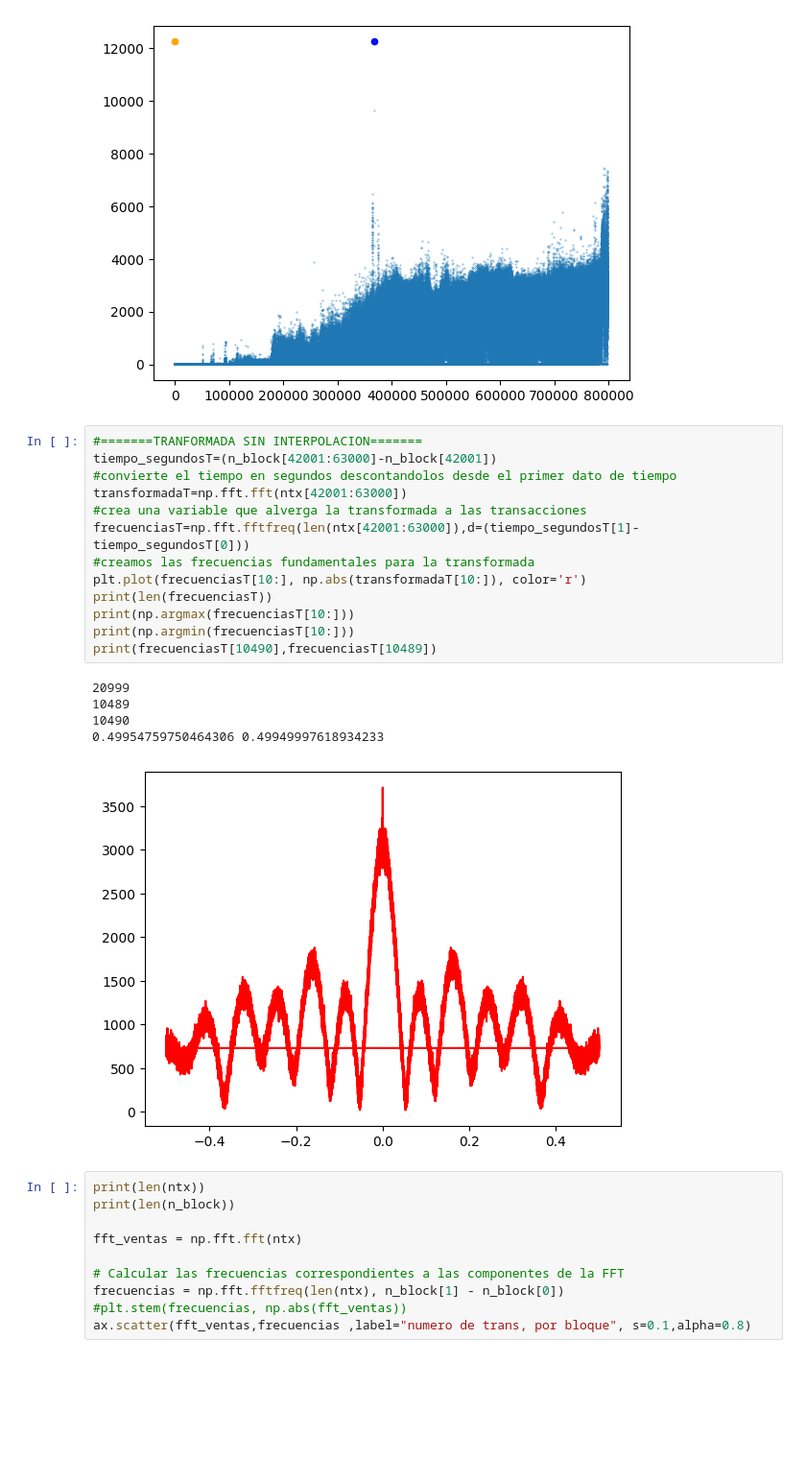
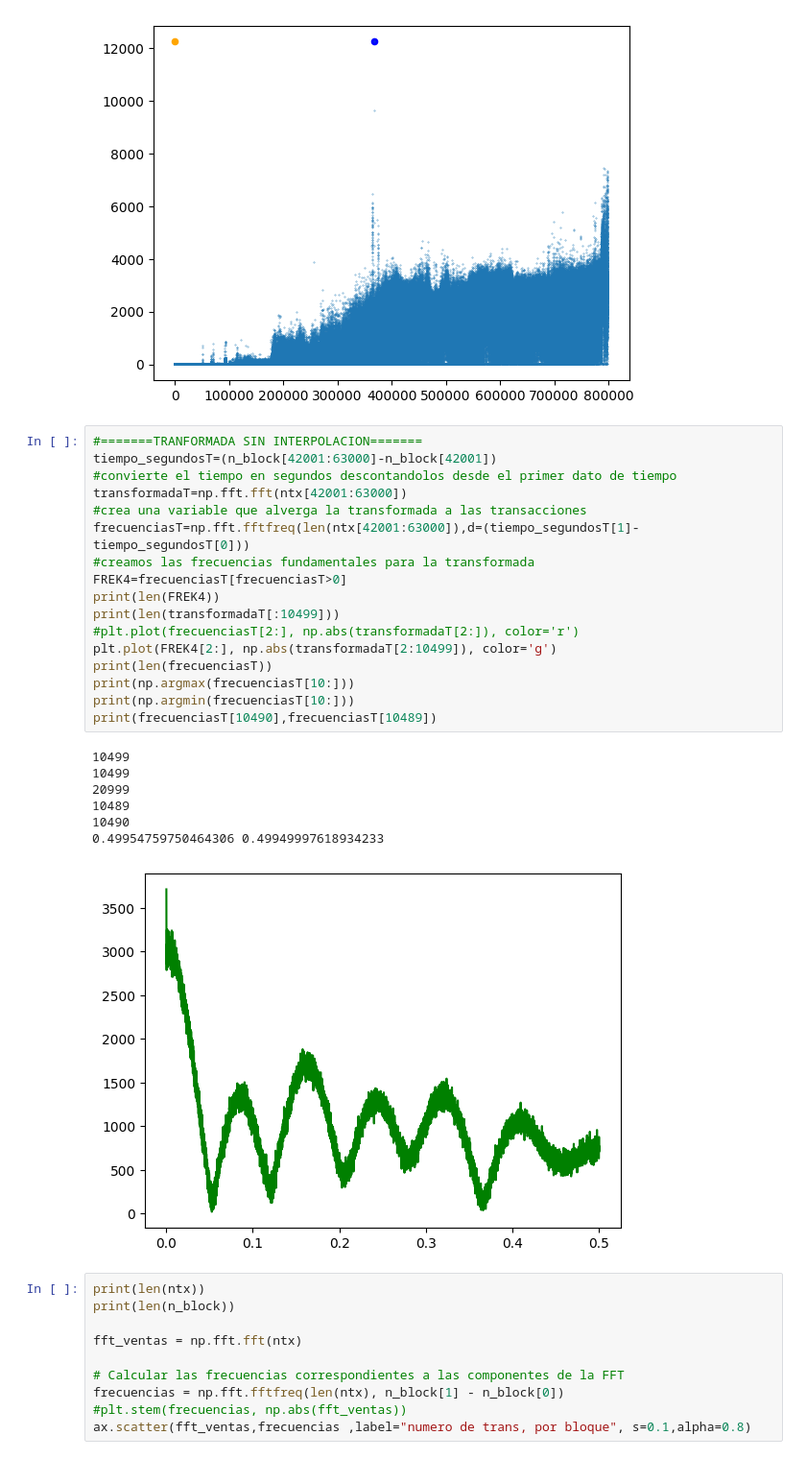
Before and after one commit to bitcoinR3search/BitcoinResearch, a Jupyter notebook: scripts/bra_pruebas/analisis_1.ipynb, the cells around one changed output. Shown: that part at 96% size. Saved outputs shown, nothing was run; the diff lists cells and outputs as text; blank space fills up the shorter version.

```diff
--- a/scripts/bra_pruebas/analisis_1.ipynb
+++ b/scripts/bra_pruebas/analisis_1.ipynb
@@ -252,22 +236,28 @@ ax.scatter(n_block,ntx ,label="numero de trans, por bloque", s=0.1,alpha=0.8)
 # %%
 #=======TRANFORMADA SIN INTERPOLACION=======
 tiempo_segundosT=(n_block[42001:63000]-n_block[42001])
 #convierte el tiempo en segundos descontandolos desde el primer dato de tiempo
 transformadaT=np.fft.fft(ntx[42001:63000])
 #crea una variable que alverga la transformada a las transacciones
 frecuenciasT=np.fft.fftfreq(len(ntx[42001:63000]),d=(tiempo_segundosT[1]-tiempo_segundosT[0]))
 #creamos las frecuencias fundamentales para la transformada
-plt.plot(frecuenciasT[10:], np.abs(transformadaT[10:]), color='r')
+FREK4=frecuenciasT[frecuenciasT>0]
+print(len(FREK4))
+print(len(transformadaT[:10499]))
+#plt.plot(frecuenciasT[2:], np.abs(transformadaT[2:]), color='r')
+plt.plot(FREK4[2:], np.abs(transformadaT[2:10499]), color='g')
 print(len(frecuenciasT))
 print(np.argmax(frecuenciasT[10:]))
 print(np.argmin(frecuenciasT[10:]))
 print(frecuenciasT[10490],frecuenciasT[10489])
 # %% [output]
+10499
+10499
 20999
 10489
 10490
 0.49954759750464306 0.49949997618934233
-[figure, old version]
+[figure, new version]
 # %%
 print(len(ntx))
 print(len(n_block))
```
Also changed, not shown: parts of 16 cells of this notebook, 3 other files.
